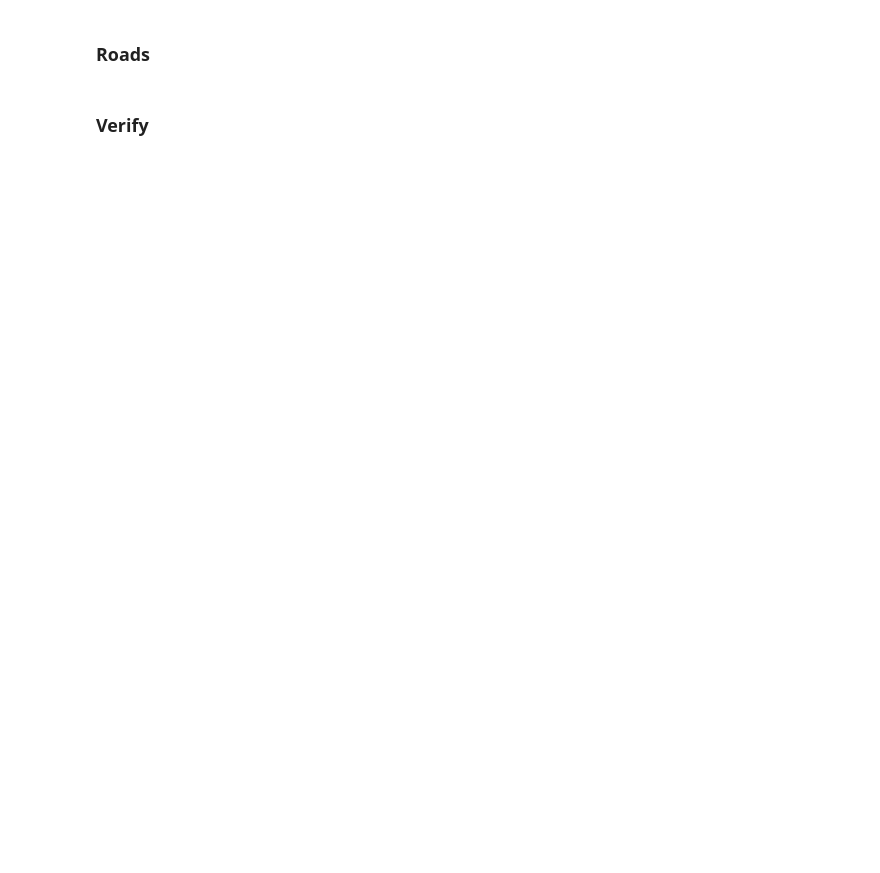
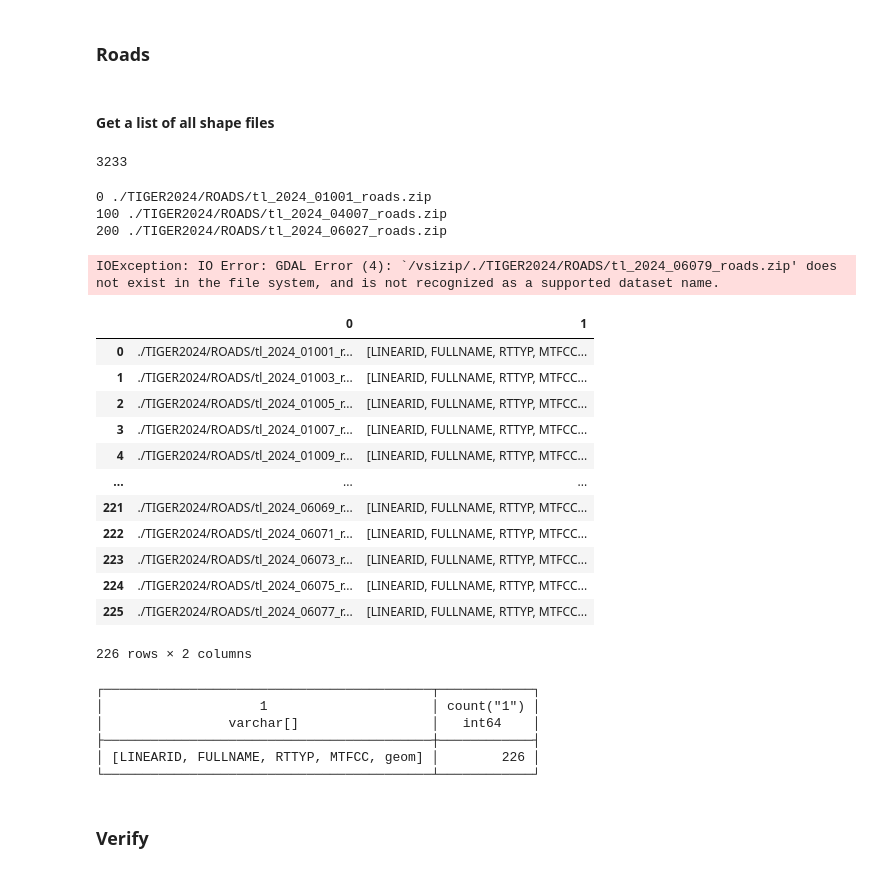
Before and after one commit to BBER-DUC/Data-Wrangling-of-Public-Data, a Jupyter notebook: spatial.multi.shapefiles.to.parquet.to.HF.ipynb, the cells around one changed output. Saved outputs shown, nothing was run; the diff lists cells and outputs as text; code cells hidden in the pictures; blank space fills up the shorter version.

Commit message:
Items - state zip to parquet - list of road zips - some columns of zips - running into a file error

```diff
--- a/spatial.multi.shapefiles.to.parquet.to.HF.ipynb
+++ b/spatial.multi.shapefiles.to.parquet.to.HF.ipynb
@@ -32,3 +18,0 @@ len(shapefiles)
-# %%
-with open("shapefiles", "w") as f:
-  f.writelines(f"{url + x}\n" for x in shapefiles )
@@ -34,0 +46,3 @@ with open("shapefiles", "w") as f:
+# %%
+con = duckdb.connect()
+con.execute("INSTALL spatial; LOAD spatial;")
@@ -70,3 +70,59 @@ tmux new-session -s shapefiles -d 'bash /tmp/tiger.roads.sh'
+# %% [markdown]
+#### Get a list of all shape files
+# %%
+roads_shapefiles = ! find ./TIGER2024/ROADS -name '*.zip' | sort
+len(roads_shapefiles)
+# %% [output]
+3233
+# %%
+roads_columns = []
+for i, road in enumerate(roads_shapefiles[:]):
+  if i % 100 == 0 : print(i, road)
+  df = con.sql(
+    f"""
+    DESCRIBE
+    SELECT *
+    FROM ST_Read('/vsizip/{road}')
+  """).df()
+  roads_columns.append([road, df["column_name"].values.tolist() ])
+
+len(roads_columns)
+# %% [output]
+0 ./TIGER2024/ROADS/tl_2024_01001_roads.zip
+100 ./TIGER2024/ROADS/tl_2024_04007_roads.zip
+200 ./TIGER2024/ROADS/tl_2024_06027_roads.zip
+IOException: IO Error: GDAL Error (4): `/vsizip/./TIGER2024/ROADS/tl_2024_06079_roads.zip' does not exist in the file system, and is not recognized as a supported dataset name.
+# %%
+roads_df = pd.DataFrame( roads_columns )
+roads_df
+# %% [output]
+|  | 0 | 1 |
+| 0 | ./TIGER2024/ROADS/tl_2024_01001_r... | [LINEARID, FULLNAME, RTTYP, MTFCC... |
+| 1 | ./TIGER2024/ROADS/tl_2024_01003_r... | [LINEARID, FULLNAME, RTTYP, MTFCC... |
+| 2 | ./TIGER2024/ROADS/tl_2024_01005_r... | [LINEARID, FULLNAME, RTTYP, MTFCC... |
+| 3 | ./TIGER2024/ROADS/tl_2024_01007_r... | [LINEARID, FULLNAME, RTTYP, MTFCC... |
+| 4 | ./TIGER2024/ROADS/tl_2024_01009_r... | [LINEARID, FULLNAME, RTTYP, MTFCC... |
+| ... | ... | ... |
+| 221 | ./TIGER2024/ROADS/tl_2024_06069_r... | [LINEARID, FULLNAME, RTTYP, MTFCC... |
+| 222 | ./TIGER2024/ROADS/tl_2024_06071_r... | [LINEARID, FULLNAME, RTTYP, MTFCC... |
+| 223 | ./TIGER2024/ROADS/tl_2024_06073_r... | [LINEARID, FULLNAME, RTTYP, MTFCC... |
+| 224 | ./TIGER2024/ROADS/tl_2024_06075_r... | [LINEARID, FULLNAME, RTTYP, MTFCC... |
+| 225 | ./TIGER2024/ROADS/tl_2024_06077_r... | [LINEARID, FULLNAME, RTTYP, MTFCC... |
+226 rows × 2 columns
+# %%
+duckdb.query(f'''
+  select "1", count("1")
+  from roads_df
+  group by all
+
+''')
+# %% [output]
+┌──────────────────────────────────────────┬────────────┐
+│                    1                     │ count("1") │
+│                varchar[]                 │   int64    │
+├──────────────────────────────────────────┼────────────┤
+│ [LINEARID, FULLNAME, RTTYP, MTFCC, geom] │        226 │
+└──────────────────────────────────────────┴────────────┘
 # %%
 # Wait for roads downloads to finish
 %%capture
```
Also changed, not shown: parts of 24 cells of this notebook.
